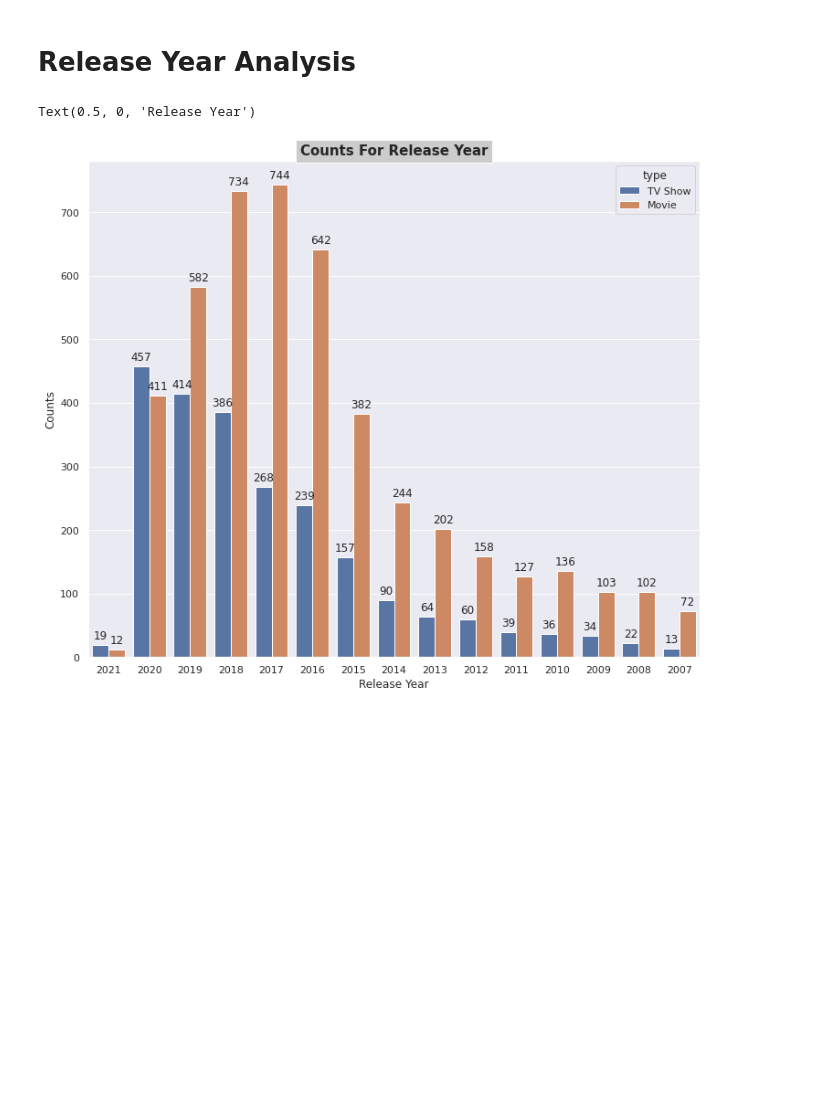
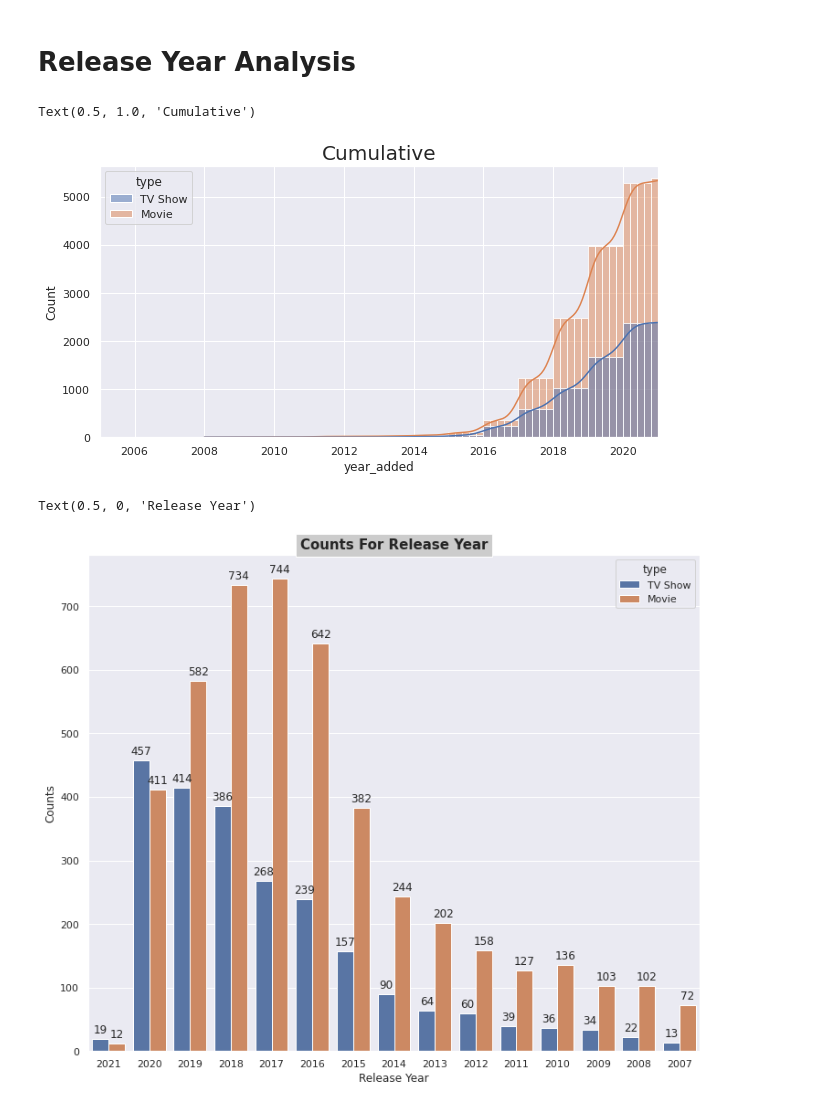
Before and after one commit to aryarajat/NETFLIX-MOVIES-AND-TV-SHOWS-CLUSTERING, a Jupyter notebook: NETFLIX_MOVIES_AND_TV_SHOWS_CLUSTERING.ipynb, the cells around one changed output. Drawn from its saved outputs; the diff is of its cells as text; code cells hidden in the pictures; blank space fills up the shorter version.

```diff
--- a/NETFLIX_MOVIES_AND_TV_SHOWS_CLUSTERING.ipynb
+++ b/NETFLIX_MOVIES_AND_TV_SHOWS_CLUSTERING.ipynb
@@ -444,5 +499,13 @@ than TV shows.
 # %% [markdown]
 # **Release Year Analysis**
+# %%
+plt.figure(figsize= (10,5))
+ax=sns.histplot(x= netflix_df.year_added, hue= netflix_df.type, kde= True, cumulative= True)
+plt.xlim(2005,2021)
+plt.title("Cumulative", fontsize= 20)
+# %% [output]
+Text(0.5, 1.0, 'Cumulative')
+[figure, added]
 # %%
 # Ploting the Countplot
 plt.figure(figsize=(12,10))
```
Also changed, not shown: parts of 23 cells of this notebook.
